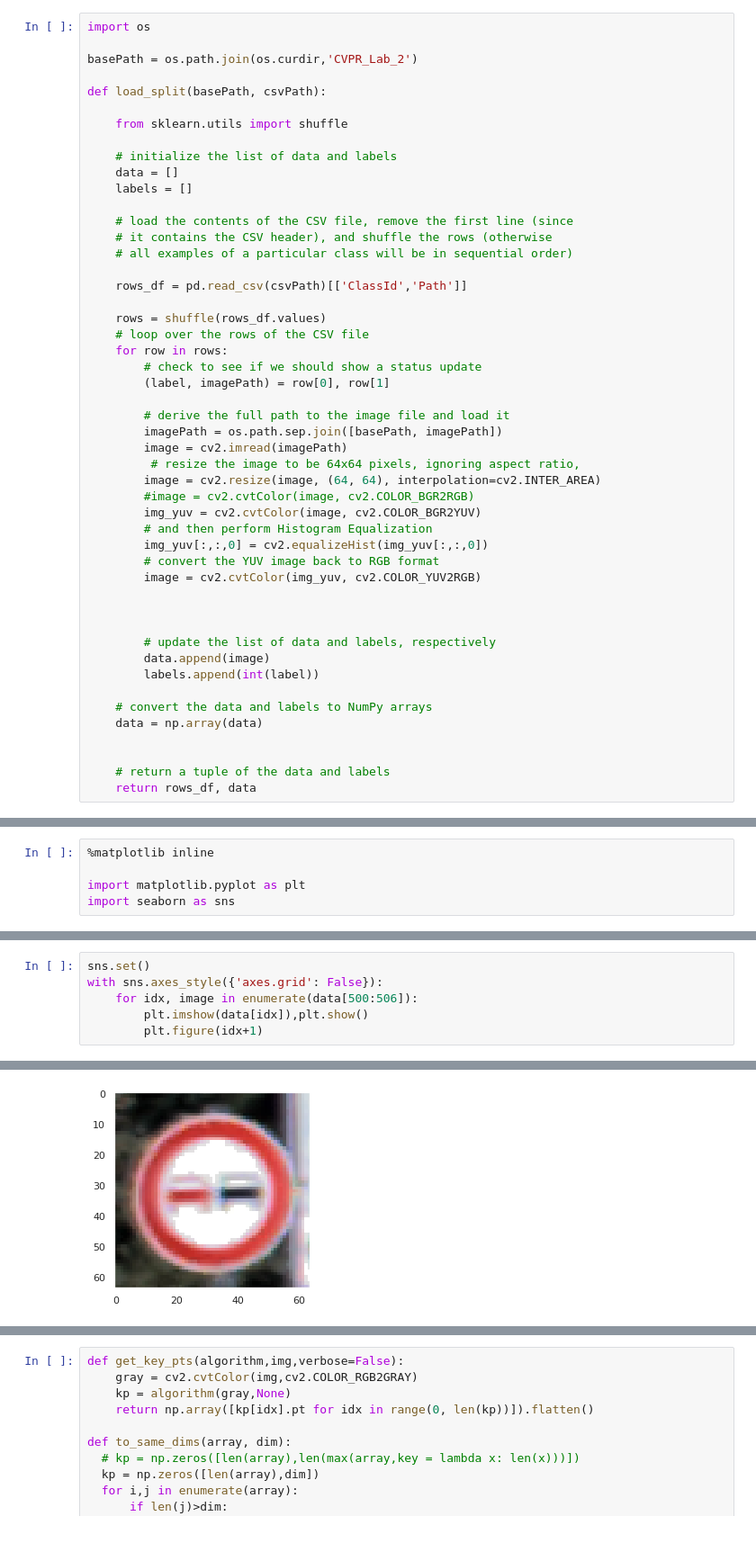
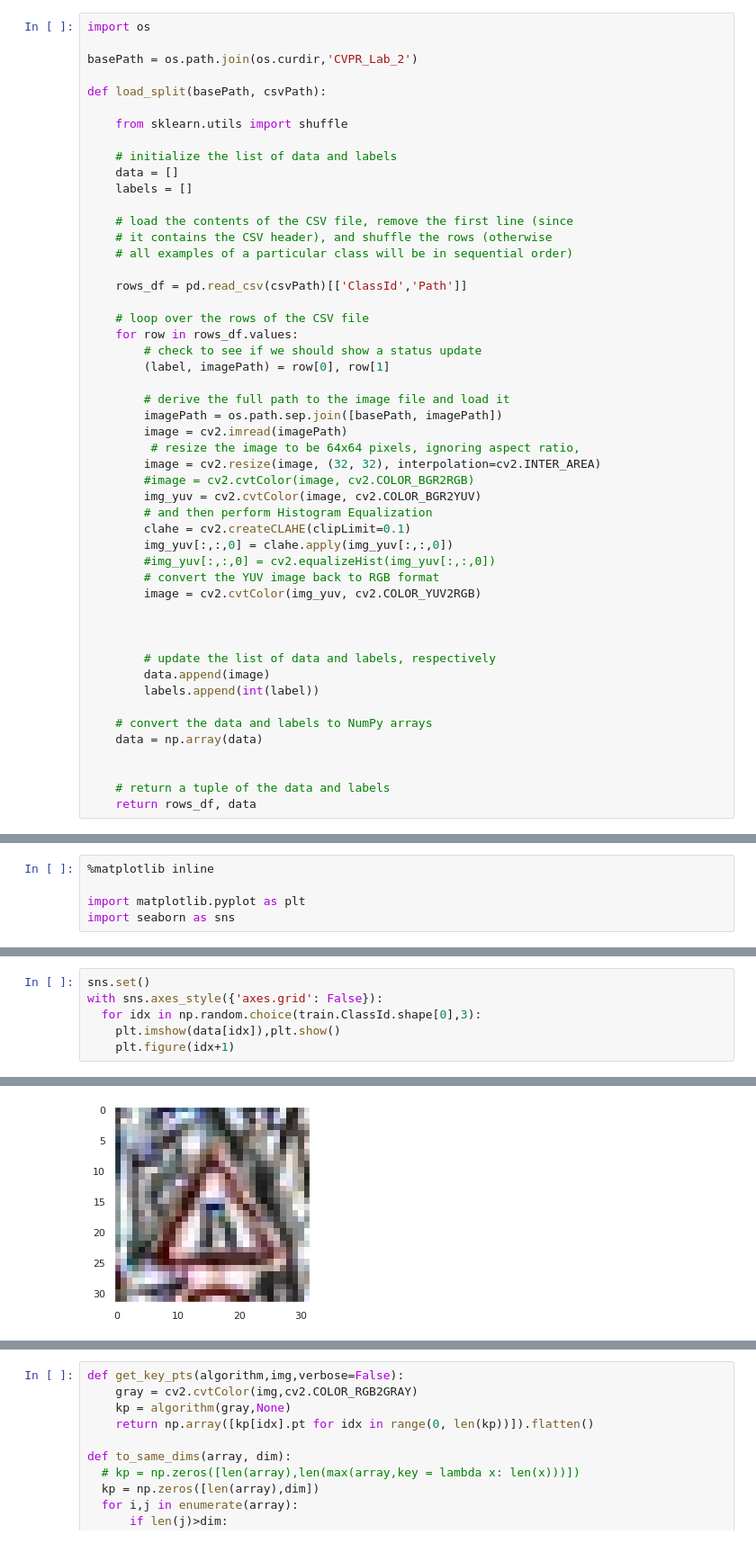
Before and after one commit to tupoylogin/Computer-Vision-2, a Jupyter notebook: Descriptors+CNN.ipynb, the cells around one changed output, grey strips where cells are left out. Shown at 90% size. Drawn from its saved outputs; the diff is of its cells as text.

```diff
--- a/Descriptors+CNN.ipynb
+++ b/Descriptors+CNN.ipynb
@@ -61,9 +60,8 @@ def load_split(basePath, csvPath):
 
     rows_df = pd.read_csv(csvPath)[['ClassId','Path']]
 
-    rows = shuffle(rows_df.values)
     # loop over the rows of the CSV file
-    for row in rows:
+    for row in rows_df.values:
         # check to see if we should show a status update
         (label, imagePath) = row[0], row[1]
 
@@ -71,11 +69,13 @@ def load_split(basePath, csvPath):
         imagePath = os.path.sep.join([basePath, imagePath])
         image = cv2.imread(imagePath)
          # resize the image to be 64x64 pixels, ignoring aspect ratio,
-        image = cv2.resize(image, (64, 64), interpolation=cv2.INTER_AREA)
+        image = cv2.resize(image, (32, 32), interpolation=cv2.INTER_AREA)
         #image = cv2.cvtColor(image, cv2.COLOR_BGR2RGB)
         img_yuv = cv2.cvtColor(image, cv2.COLOR_BGR2YUV)
         # and then perform Histogram Equalization
-        img_yuv[:,:,0] = cv2.equalizeHist(img_yuv[:,:,0])
+        clahe = cv2.createCLAHE(clipLimit=0.1)
+        img_yuv[:,:,0] = clahe.apply(img_yuv[:,:,0])
+        #img_yuv[:,:,0] = cv2.equalizeHist(img_yuv[:,:,0])
         # convert the YUV image back to RGB format
         image = cv2.cvtColor(img_yuv, cv2.COLOR_YUV2RGB)
 
@@ -110,7 +112,7 @@ import seaborn as sns
 # %%
 sns.set()
 with sns.axes_style({'axes.grid': False}):
-    for idx, image in enumerate(data[500:506]):
-        plt.imshow(data[idx]),plt.show()
-        plt.figure(idx+1)
+  for idx in np.random.choice(train.ClassId.shape[0],3):
+    plt.imshow(data[idx]),plt.show()
+    plt.figure(idx+1)
 # %% [output]
@@ -118 +120 @@ with sns.axes_style({'axes.grid': False}):
-[figure, old version]
+[figure, new version]
```
Also changed, not shown: parts of 34 cells of this notebook.
